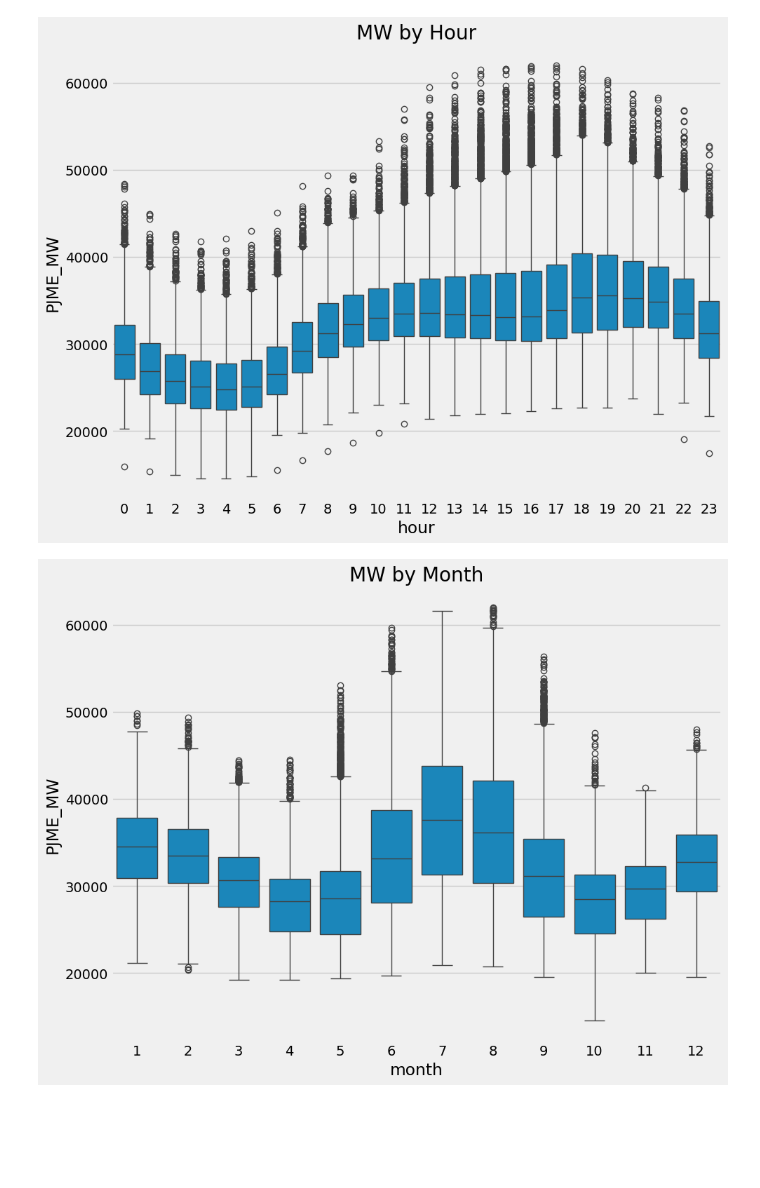
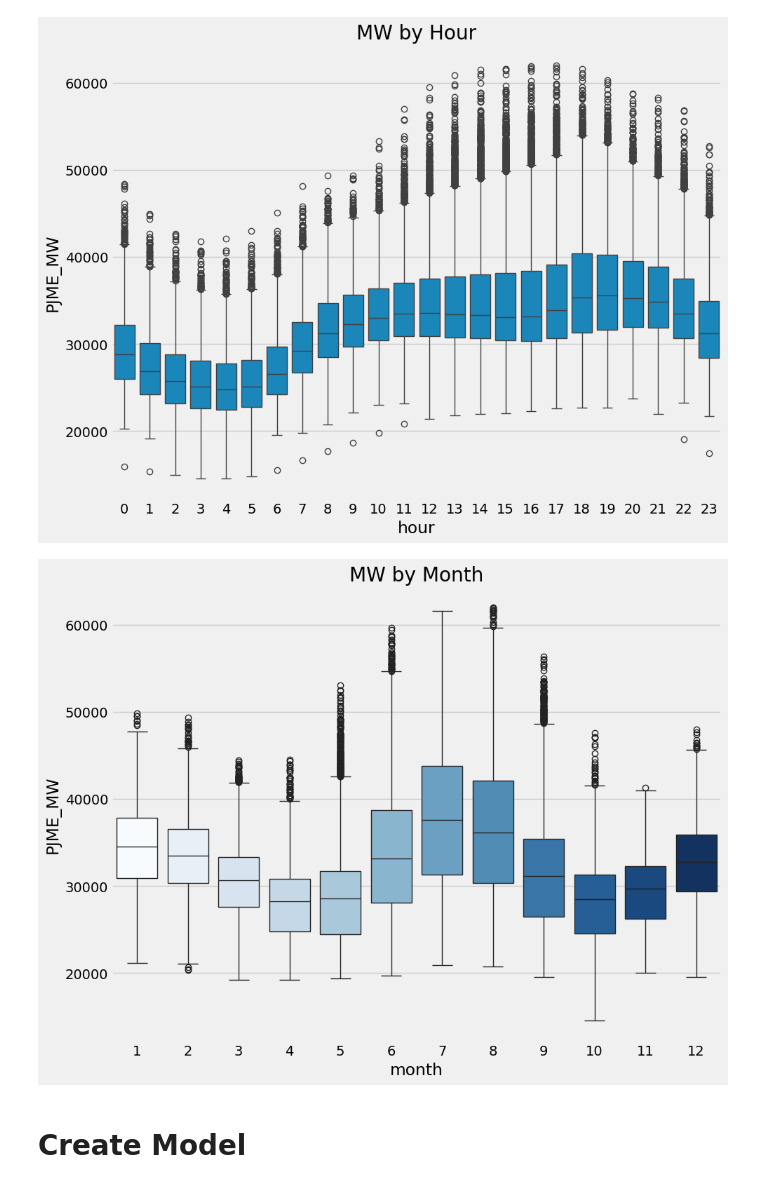
Before and after one commit to hhprojects/Time-Series-Forecasting-with-XGBoost-PJME-Dataset, a Jupyter notebook: main.ipynb, the cells around one changed output. Cells and saved outputs as stored; diff of their text form; code cells hidden in the pictures; blank space fills up the shorter version.

```diff
--- a/main.ipynb
+++ b/main.ipynb
@@ -78,8 +69,10 @@ plt.show()
 [figure]
 # %%
 fig, ax = plt.subplots(figsize=(10, 8))
-sns.boxplot(data=df, x='month', y='PJME_MW', ax=ax)
+sns.boxplot(data=df, x='month', y='PJME_MW', ax=ax, palette='Blues', hue='month', legend=False)
 ax.set_title('MW by Month')
 plt.show()
 # %% [output]
-[figure, old version]
+[figure, new version]
+# %% [markdown]
+# Create Model
```
Also changed, not shown: parts of 18 cells of this notebook.
